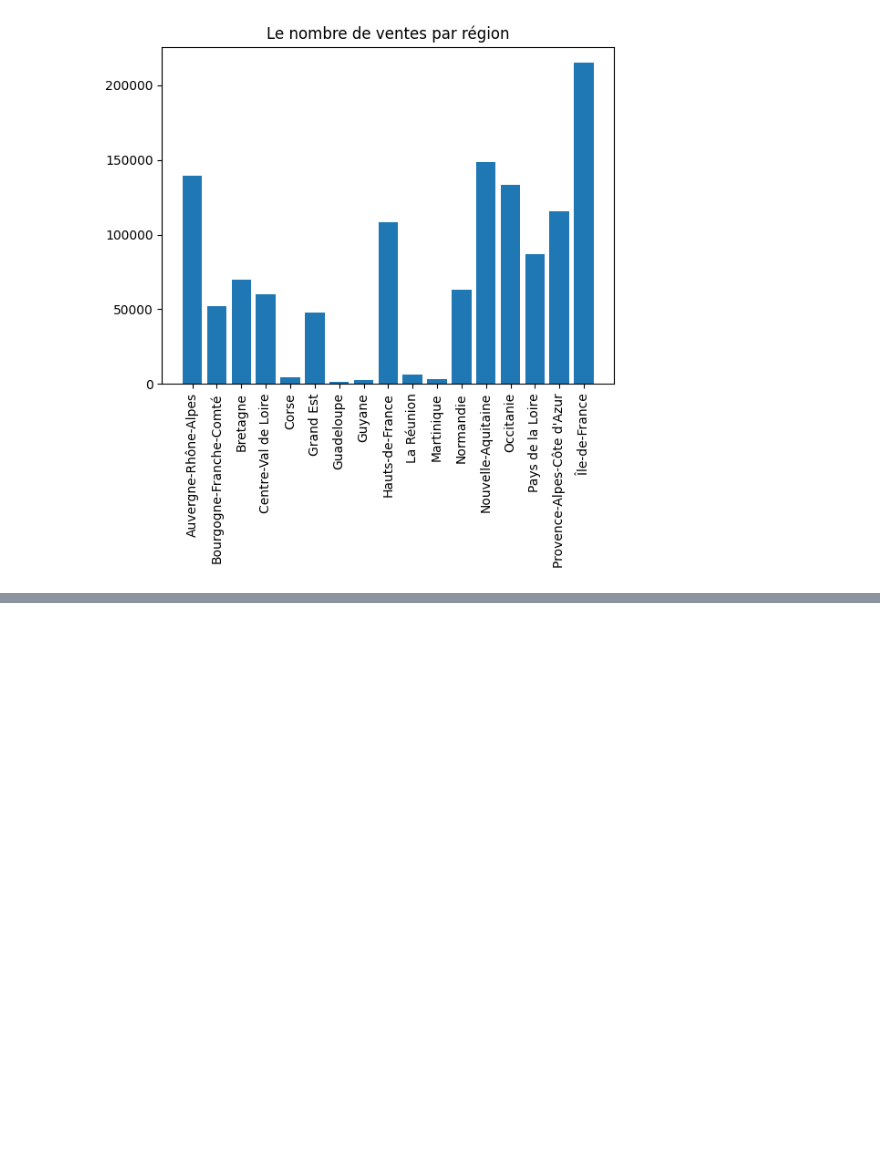
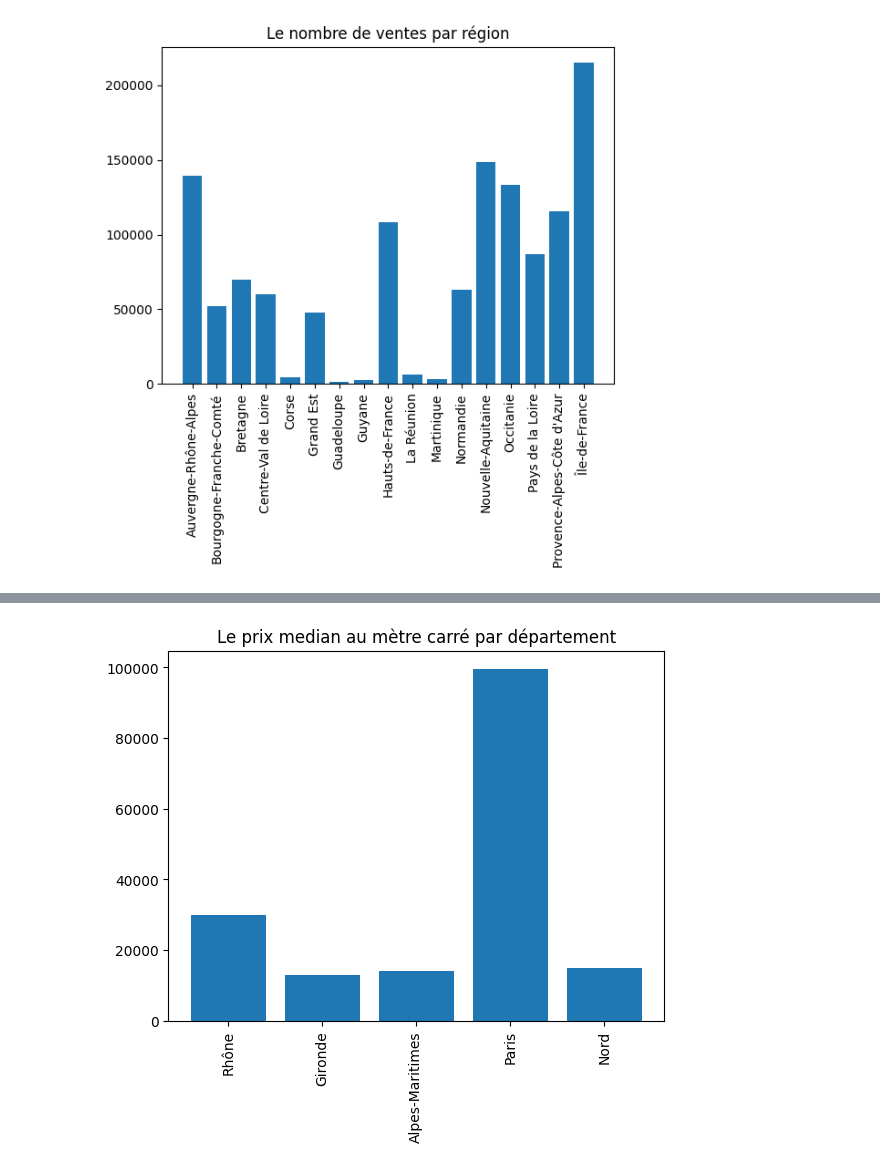
Before and after one commit to yougoxe/data_analyse_dvf, a Jupyter notebook: src/analyse.ipynb, the cells around one changed output, grey strips where cells are left out. Saved outputs shown, nothing was run; the diff lists cells and outputs as text; code cells hidden in the pictures; blank space fills up the shorter version.

```diff
--- a/src/analyse.ipynb
+++ b/src/analyse.ipynb
@@ -169,3 +191,13 @@ plt.show()
+# %%
+plt.bar(df_trie_desc_nombre_vente['dep_name'],df_trie_desc_nombre_vente['median_prix_metre_carre'])
+
+# Ajouter un titre
+plt.title('Le prix median au mètre carré par département')
+# Afficher le diagramme
+plt.xticks(rotation=90)
+plt.show()
+# %% [output]
+[figure, added]
 # %%
 plt.bar(df_trie_asc_nombre_vente['dep_name'],df_trie_asc_nombre_vente['moyenne_prix_metre_carre'])
 
```
Also changed, not shown: parts of 4 cells of this notebook.
